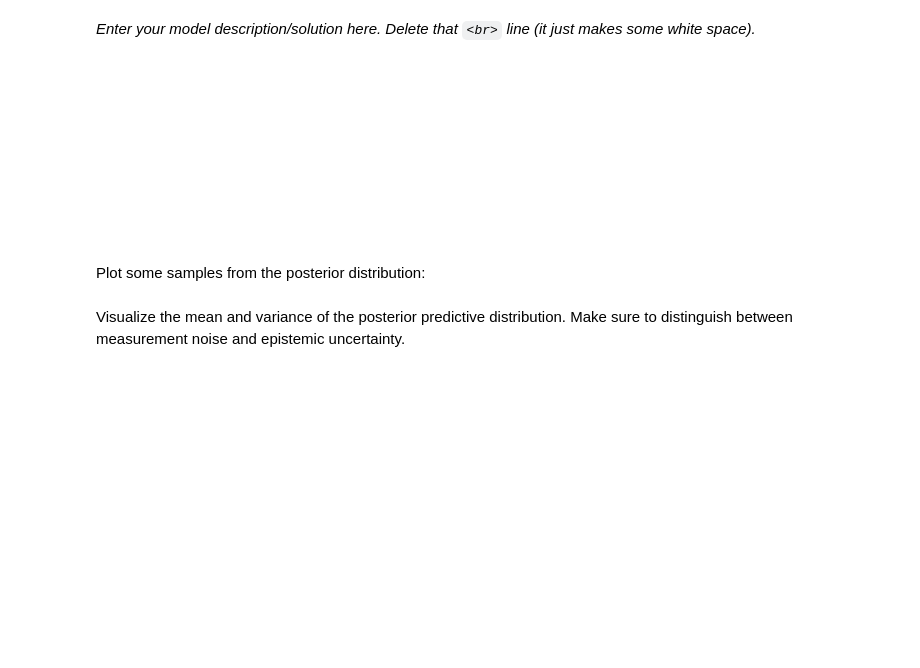
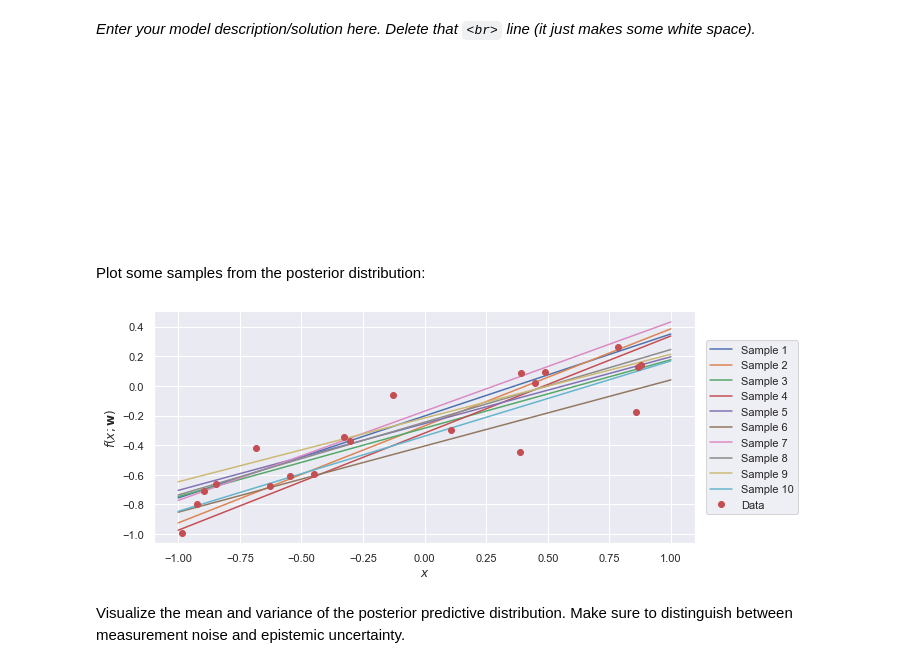
Before and after one commit to dhillonparveen/uq-course, a Jupyter notebook: homeworks/hw_03.ipynb, the cells around one changed output. Cells and saved outputs as stored; diff of their text form; code cells hidden in the pictures; blank space fills up the shorter version.

```diff
--- a/homeworks/hw_03.ipynb
+++ b/homeworks/hw_03.ipynb
@@ -615,3 +726,24 @@ Plot some samples from the posterior distribution:
+# %%
+# Code to plot some samples from posterior
+nsamples = 10
+w_samples = np.random.multivariate_normal(mean = post_m, cov = post_cov, size = nsamples)
+
+fig, ax = plt.subplots(figsize=(10,4))
+x = np.linspace(-1, 1, 100)
+for i in range(nsamples):
+    w_0 = w_samples[i, 0]
+    w_1 = w_samples[i, 1]
+    plt.plot(x, w_0 + w_1*x, label=f'Sample {i+1}')
+data =  np.loadtxt('hw3_data1.txt')
+X = data[0, :]
+Y = data[1, :]
+plt.plot(X, Y, 'ro', label = 'Data')
+plt.xlabel('$x$')
+plt.ylabel('$f(x;\mathbf{w})$')
+plt.legend(loc='center right', bbox_to_anchor=(1.2,0.5))
+plt.tight_layout()
+# %% [output]
+[figure, added]
 # %% [markdown]
 Visualize the mean and variance of the posterior predictive distribution. Make sure to distinguish between
 measurement noise and epistemic uncertainty.
```
Also changed, not shown: parts of 23 cells of this notebook.
